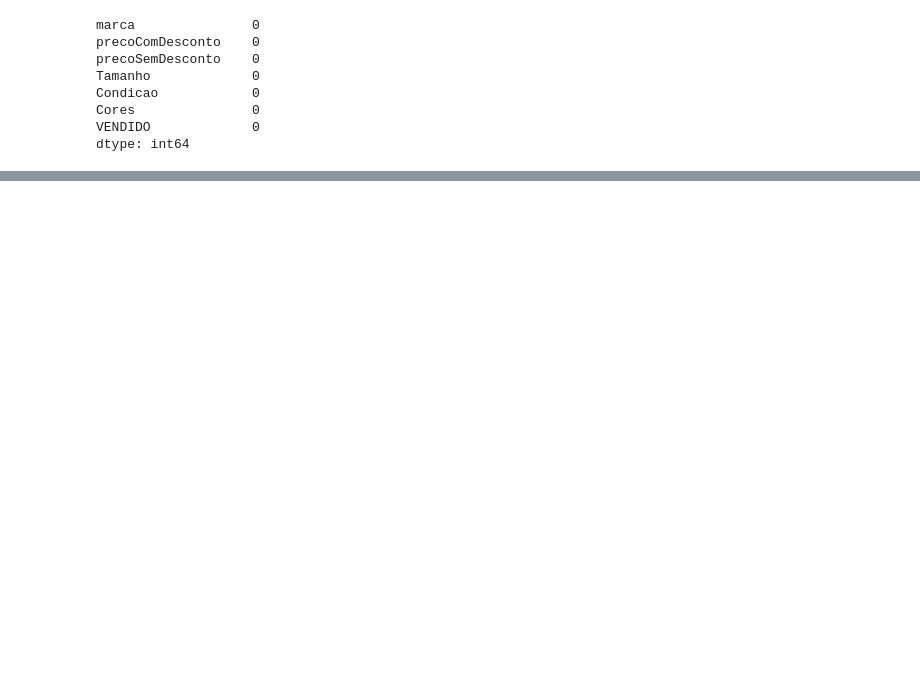
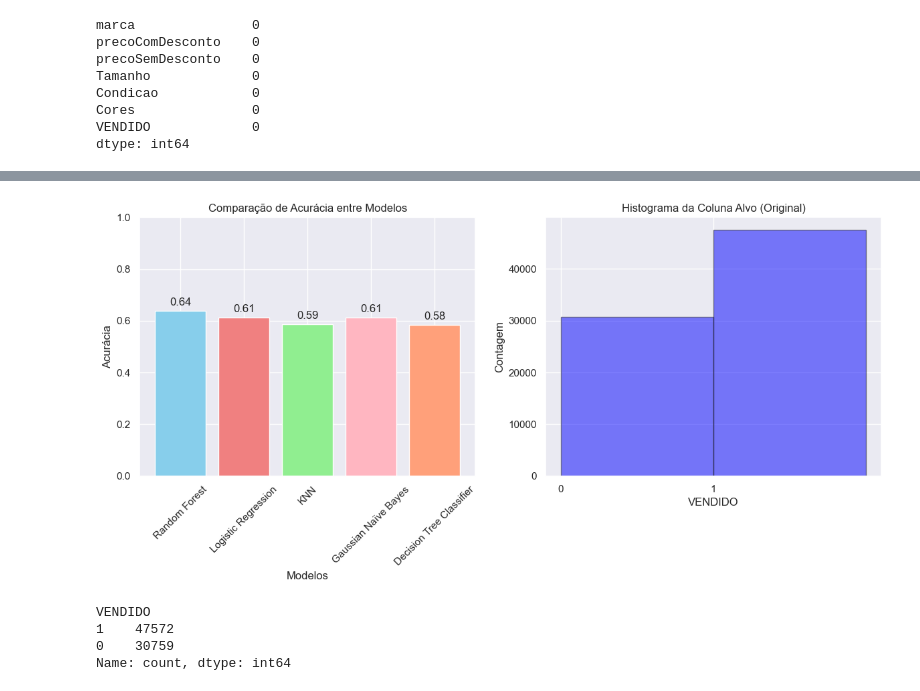
Before and after one commit to FilipeSCampos/I.a-vendas-classification, a Jupyter notebook: Gestão de dados.ipynb, the cells around one changed output, grey strips where cells are left out. Cells and saved outputs as stored; diff of their text form; code cells hidden in the pictures; blank space fills up the shorter version.

```diff
--- a/Gestão de dados.ipynb
+++ b/Gestão de dados.ipynb
@@ -272,0 +210,2 @@ df.corr()
+# %%
+y_train = y_train.values.ravel()
@@ -272,0 +215,11 @@ df.corr()
+# %%
+param_grid = {
+    'n_estimators': [100, 200, 300],        # Número de árvores
+    'max_depth': [None, 10, 20, 30],       # Profundidade máxima das árvores
+    'min_samples_split': [2, 5, 10],      # Número mínimo de amostras para dividir um nó
+    'min_samples_leaf': [1, 2, 4]         # Número mínimo de amostras em uma folha
+}
+# %%
+rf = RandomForestClassifier(random_state=42)
+grid_search = GridSearchCV(estimator=rf, param_grid=param_grid, scoring='accuracy', cv=5)
+grid_search.fit(X_train, y_train)
@@ -272,0 +368,54 @@ df.corr()
+# %%
+import matplotlib.pyplot as plt
+import pandas as pd
+
+# Crie uma lista para armazenar os resultados de cada modelo
+model_names = []
+accuracies = []
+
+for name, model in models:
+    # Treinamento e avaliação usando validação cruzada
+    y_pred = cross_val_predict(model, X_train, y_train, cv=2)
+    accuracy = accuracy_score(y_train, y_pred)
+
+    # Armazene os resultados do modelo atual
+    model_names.append(name)
+    accuracies.append(accuracy)
+
+# Crie um gráfico de barras para comparar as precisões de cada modelo
+plt.figure(figsize=(12, 6))
+plt.subplot(1, 2, 1)
+
+# Defina cores para as barras
+colors = ['skyblue', 'lightcoral', 'lightgreen', 'lightpink', 'lightsalmon', 'lightseagreen']
+
+plt.bar(model_names, accuracies, color=colors)
+plt.xlabel('Modelos')
+plt.ylabel('Acurácia')
+plt.title('Comparação de Acurácia entre Modelos')
+plt.ylim(0, 1.0)  # Defina o limite vertical de 0 a 1 para a precisão
+plt.xticks(rotation=45)  # Rode os nomes dos modelos para facilitar a leitura
+
+# Adicione as barras de precisão acima das barras
+for i, accuracy in enumerate(accuracies):
+    plt.text(i, accuracy + 0.02, f'{accuracy:.2f}', ha='center')
+
+# Histograma da coluna alvo do dataset original
+plt.subplot(1, 2, 2)
+plt.hist(df['VENDIDO'], bins=[0, 1, 2], edgecolor='k', alpha=0.5, color='blue')
+plt.xticks([0, 1])
+plt.xlabel('VENDIDO')
+plt.ylabel('Contagem')
+plt.title('Histograma da Coluna Alvo (Original)')
+
+plt.tight_layout()
+plt.show()
+# %% [output]
+[figure, added]
+# %%
+df['VENDIDO'].value_counts()
+# %% [output]
+VENDIDO
+1    47572
+0    30759
+Name: count, dtype: int64
```
Also changed, not shown: parts of 25 cells of this notebook.
